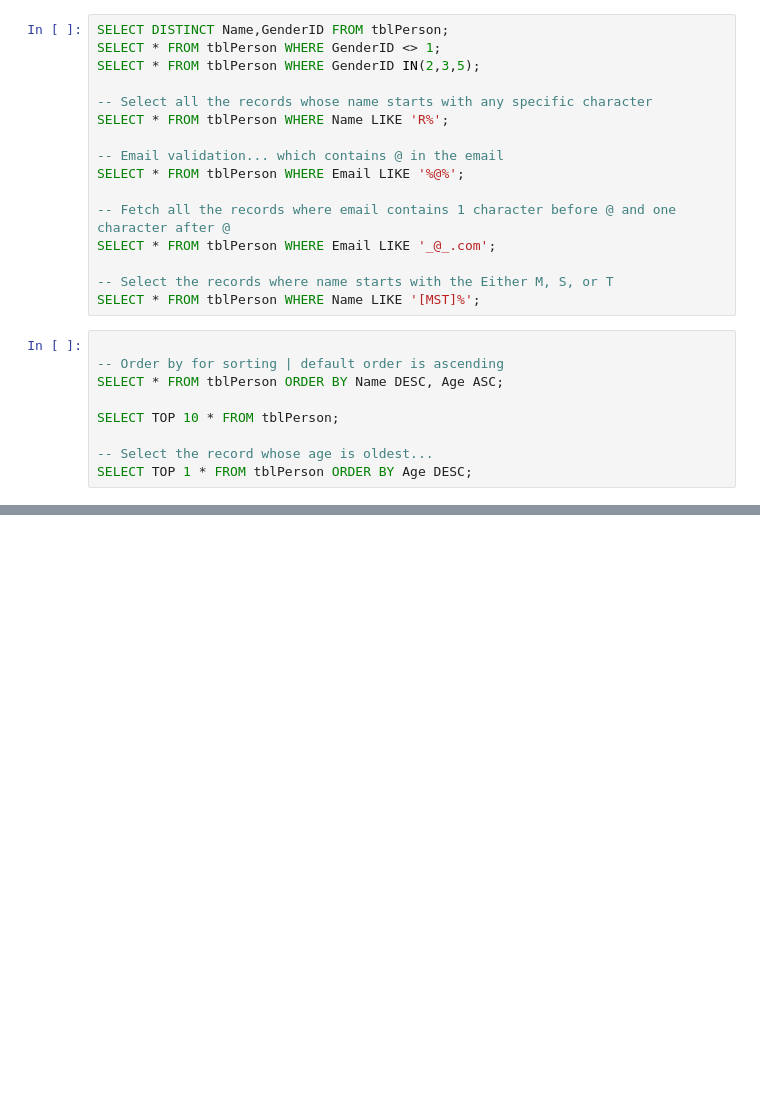
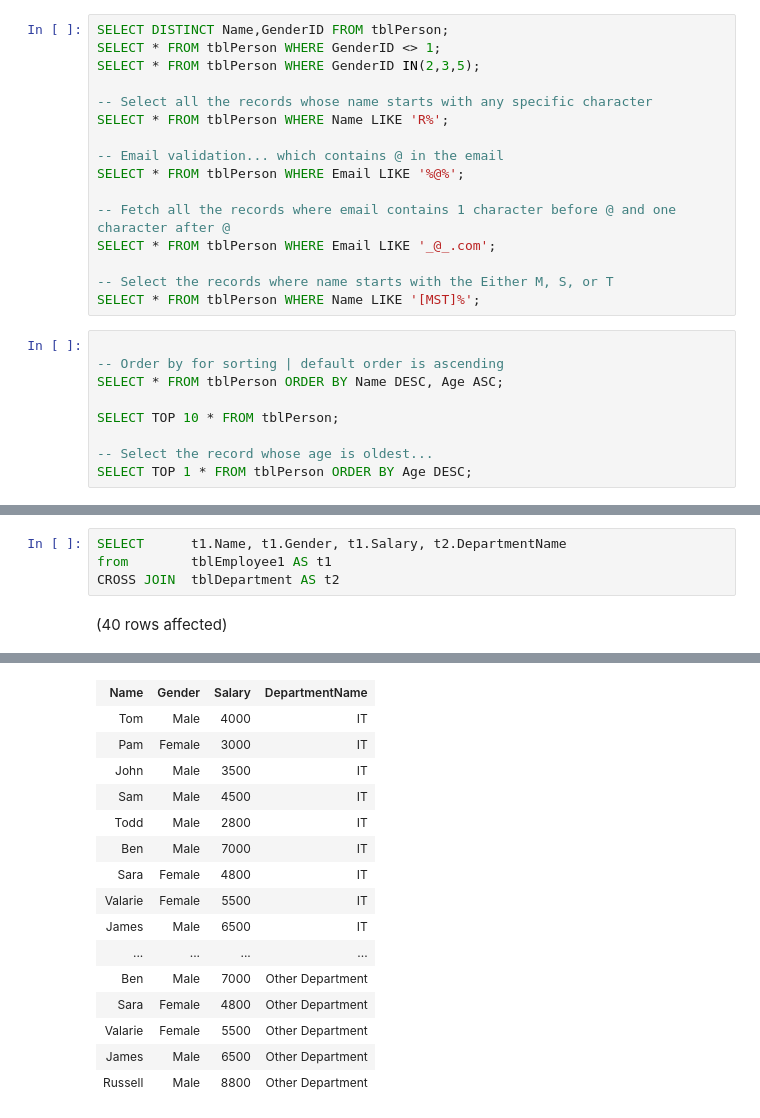
Before and after one commit to kanhaiya-bhayana-inc/Sql-server, a Jupyter notebook: SQl-server.ipynb, the cells around one changed output, grey strips where cells are left out. Drawn from its saved outputs; the diff is of its cells as text; blank space fills up the shorter version.

Commit message:
Joins initials

```diff
--- a/SQl-server.ipynb
+++ b/SQl-server.ipynb
@@ -217,0 +437,6 @@ SELECT TOP 1 * FROM tblPerson ORDER BY Age DESC;
+# %%
+SELECT      t1.Name, t1.Gender, t1.Salary, t2.DepartmentName
+from        tblEmployee1 AS t1
+CROSS JOIN  tblDepartment AS t2
+# %% [output]
+(40 rows affected)
@@ -217,0 +444,16 @@ SELECT TOP 1 * FROM tblPerson ORDER BY Age DESC;
+| Name | Gender | Salary | DepartmentName |
+| Tom | Male | 4000 | IT |
+| Pam | Female | 3000 | IT |
+| John | Male | 3500 | IT |
+| Sam | Male | 4500 | IT |
+| Todd | Male | 2800 | IT |
+| Ben | Male | 7000 | IT |
+| Sara | Female | 4800 | IT |
+| Valarie | Female | 5500 | IT |
+| James | Male | 6500 | IT |
+| ... | ... | ... | ... |
+| Ben | Male | 7000 | Other Department |
+| Sara | Female | 4800 | Other Department |
+| Valarie | Female | 5500 | Other Department |
+| James | Male | 6500 | Other Department |
+| Russell | Male | 8800 | Other Department |
```
Also changed, not shown: parts of 25 cells of this notebook.
